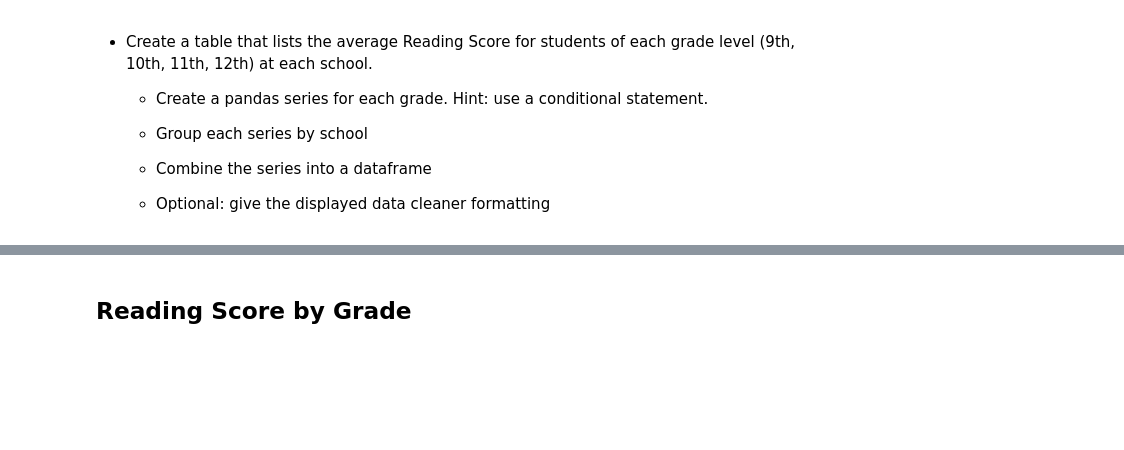
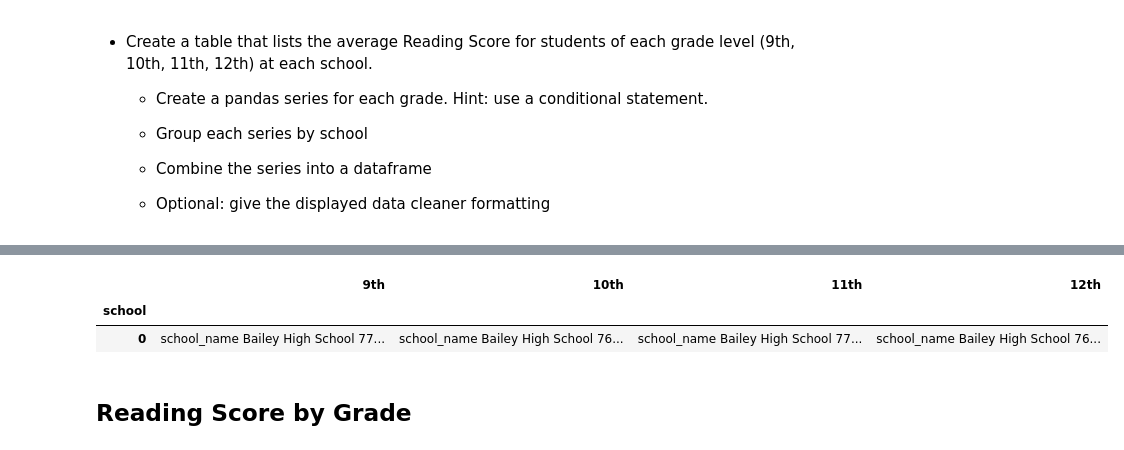
Before and after one commit to bwalshdtan/Pandas_Homework, a Jupyter notebook: PyCitySchools_starter.ipynb, the cells around one changed output, grey strips where cells are left out. Saved outputs shown, nothing was run; the diff lists cells and outputs as text; code cells hidden in the pictures; blank space fills up the shorter version.

```diff
--- a/PyCitySchools_starter.ipynb
+++ b/PyCitySchools_starter.ipynb
@@ -203,3 +200,20 @@ school_summary_df
+# %%
+math_ninth = student_data.loc[student_data['grade'] == '9th'].groupby('school_name')['math_score'].mean()
+math_tenth = student_data.loc[student_data['grade'] == '10th'].groupby('school_name')['math_score'].mean()
+math_eleventh = student_data.loc[student_data['grade'] == '11th'].groupby('school_name')['math_score'].mean()
+math_twelfth = student_data.loc[student_data['grade'] == '12th'].groupby('school_name')['math_score'].mean()
+
+math_scores_grade_df = pd.DataFrame({'9th': [math_ninth],
+                                    '10th': [math_tenth],
+                                    '11th': [math_eleventh],
+                                    '12th': [math_twelfth]})
+
+math_scores_grade_df.index.name = 'school'
+math_scores_grade_df
+# %% [output]
+|  | 9th | 10th | 11th | 12th |
+| school |  |  |  |  |
+| 0 | school_name Bailey High School 77... | school_name Bailey High School 76... | school_name Bailey High School 77... | school_name Bailey High School 76... |
 # %% [markdown]
 ## Reading Score by Grade
 # %% [markdown]
```
Also changed, not shown: parts of 6 cells of this notebook.
